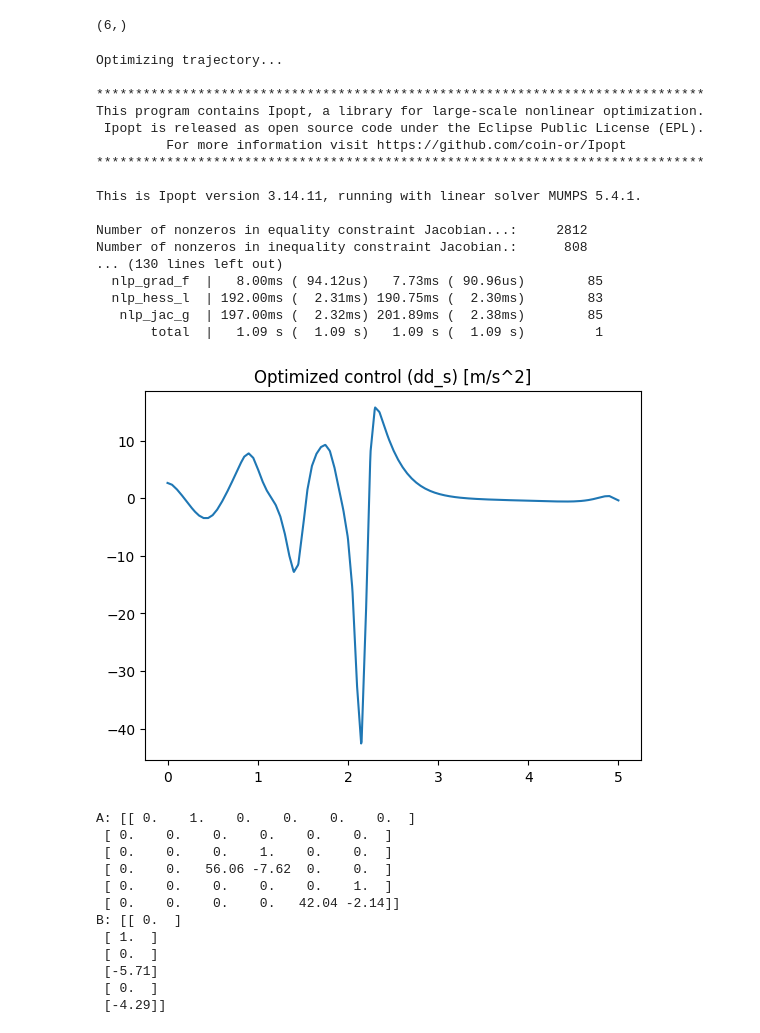
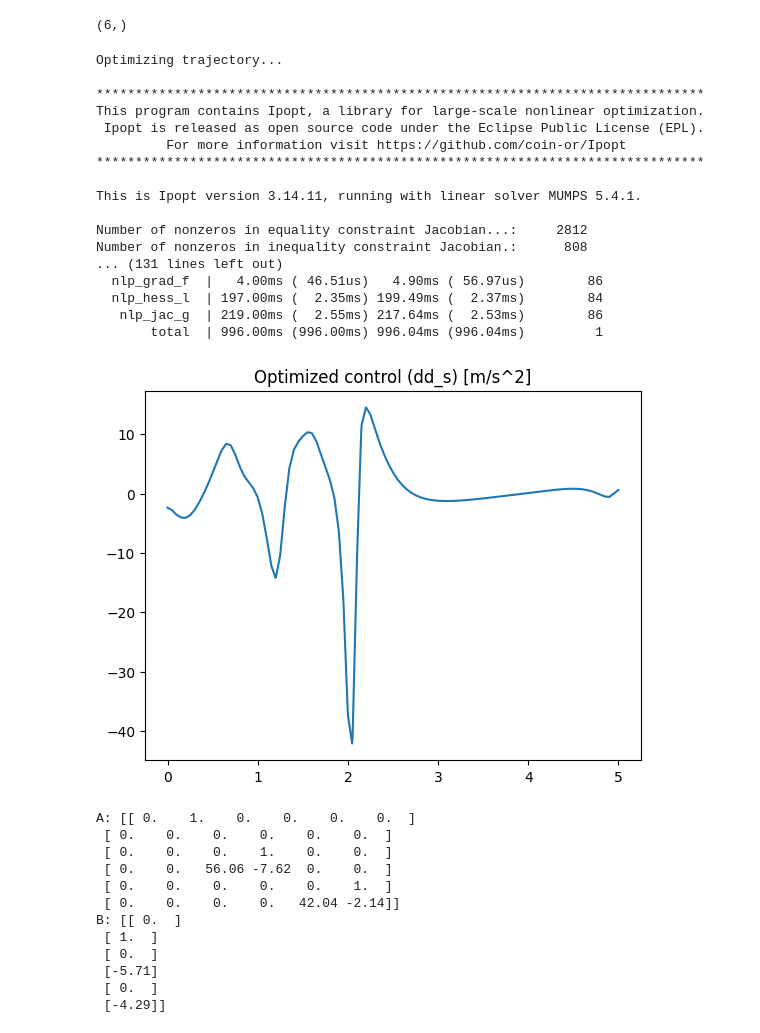
Before and after one commit to sackariaslunman/inverted-pendulum, a Jupyter notebook: src/python/env_cartpoles_direct_collocation_stepper.ipynb, the cells around one changed output. Saved outputs shown, nothing was run; the diff lists cells and outputs as text; code cells hidden in the pictures.

```diff
--- a/src/python/env_cartpoles_direct_collocation_stepper.ipynb
+++ b/src/python/env_cartpoles_direct_collocation_stepper.ipynb
@@ -14,7 +14,7 @@ dt = 0.005
 g = 9.81
 
 cart = Cart(0.1, 0.01, (-0.8, 0.8), 0.1)
-motor = StepperMotor(0.06, (-10, 10), 0.2, (-2, 2), 0.1)
+motor = StepperMotor(0.06, (-5, 5), 0.2, (-2, 2), 0.1)
 poles = [Pole(0.1, 0.15, 0.01), Pole(0.2, 0.2, 0.01)]
 n = len(poles)
 
@@ -23,7 +23,7 @@ system = CartPoleStepperMotorSystem(cart, motor, poles, g)
 max_time = 10
 N_env = int(max_time/dt)
 
-env = CartPoleEnv(system, dt, N_env, rk4_step)
+env = CartPoleEnv(system, dt, rk4_step)
 env.observation_space.shape
 # %% [output]
 (6,)
@@ -31,42 +31,42 @@ env.observation_space.shape
 end_time = 5
 dt_collocation = 0.05
 N_collocation = int(end_time/dt_collocation)+1
 
 N = int(end_time/dt)
 
-direct_collocation = CartPoleStepperMotorDirectCollocation(N, N_collocation, end_time, system, 0.001)
+direct_collocation = CartPoleStepperMotorDirectCollocation(N, N_collocation, system, 0.001)
 
 x0 = np.array([0, 0] + [radians(180), 0]*n)
 
-r = np.array([0, 0] + [0, 0]*n)
+r = np.array([0, 0] + [radians(0), 0] + [radians(0), 0])
 
 print("Optimizing trajectory...")
-states, controls = direct_collocation.make_controller(x0, r)
+states, controls = direct_collocation.make_solver(end_time, x0, r)
 
 time = np.linspace(0, end_time, N)
 
 plt.title("Optimized control (dd_s) [m/s^2]")
 plt.plot(time, controls.T[0])
 plt.show()
 # %% [output]
 Optimizing trajectory...
 
 ******************************************************************************
 This program contains Ipopt, a library for large-scale nonlinear optimization.
  Ipopt is released as open source code under the Eclipse Public License (EPL).
          For more information visit https://github.com/coin-or/Ipopt
 ******************************************************************************
 
 This is Ipopt version 3.14.11, running with linear solver MUMPS 5.4.1.
 
 Number of nonzeros in equality constraint Jacobian...:     2812
 Number of nonzeros in inequality constraint Jacobian.:      808
-... (130 lines left out)
-  nlp_grad_f  |   8.00ms ( 94.12us)   7.73ms ( 90.96us)        85
-  nlp_hess_l  | 192.00ms (  2.31ms) 190.75ms (  2.30ms)        83
-   nlp_jac_g  | 197.00ms (  2.32ms) 201.89ms (  2.38ms)        85
-       total  |   1.09 s (  1.09 s)   1.09 s (  1.09 s)         1
+... (131 lines left out)
+  nlp_grad_f  |   4.00ms ( 46.51us)   4.90ms ( 56.97us)        86
+  nlp_hess_l  | 197.00ms (  2.35ms) 199.49ms (  2.37ms)        84
+   nlp_jac_g  | 219.00ms (  2.55ms) 217.64ms (  2.53ms)        86
+       total  | 996.00ms (996.00ms) 996.04ms (996.04ms)         1
-[figure, old version]
+[figure, new version]
 # %%
 np.set_printoptions(precision=2)
 
```
Also changed, not shown: parts of 1 cell of this notebook, 10 other files.
